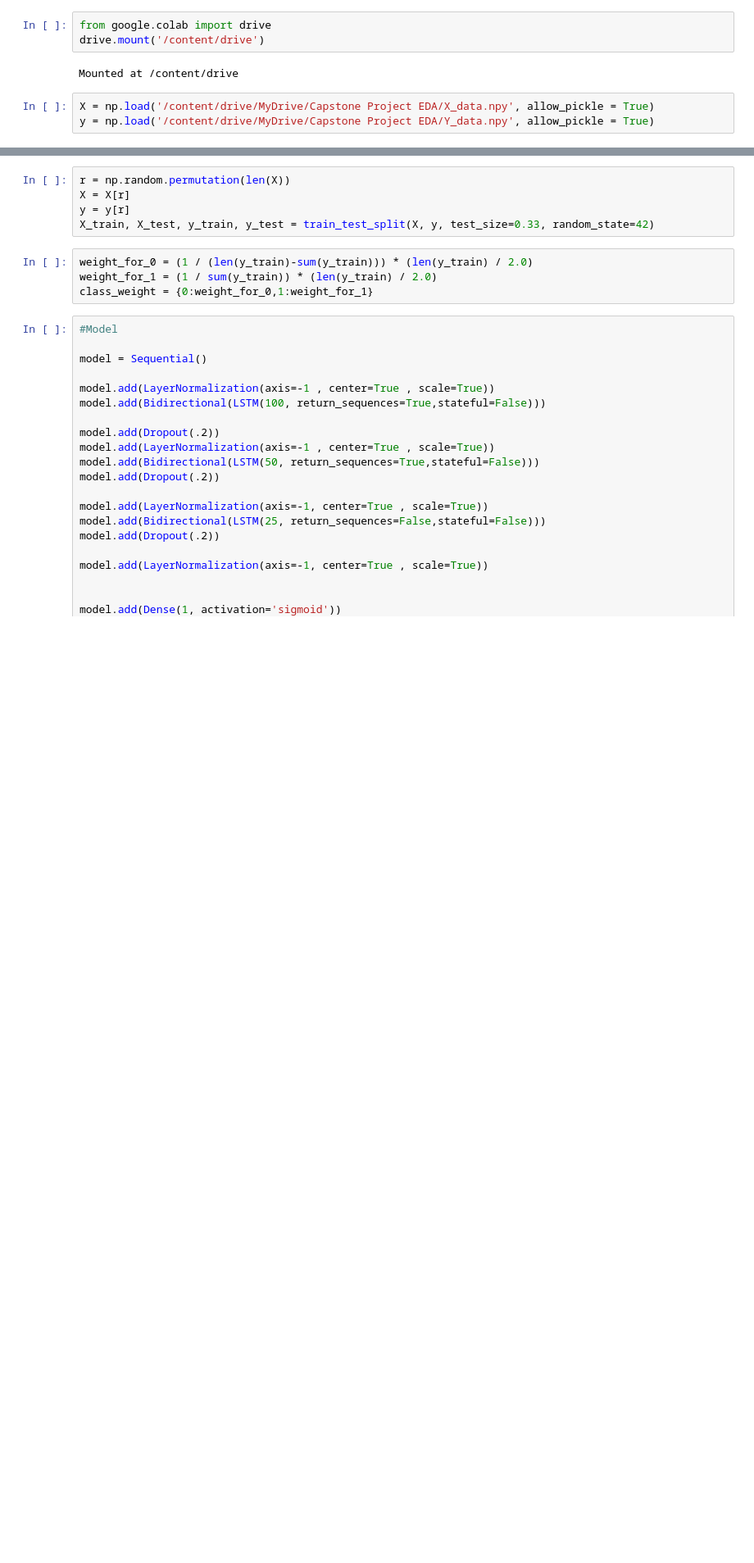
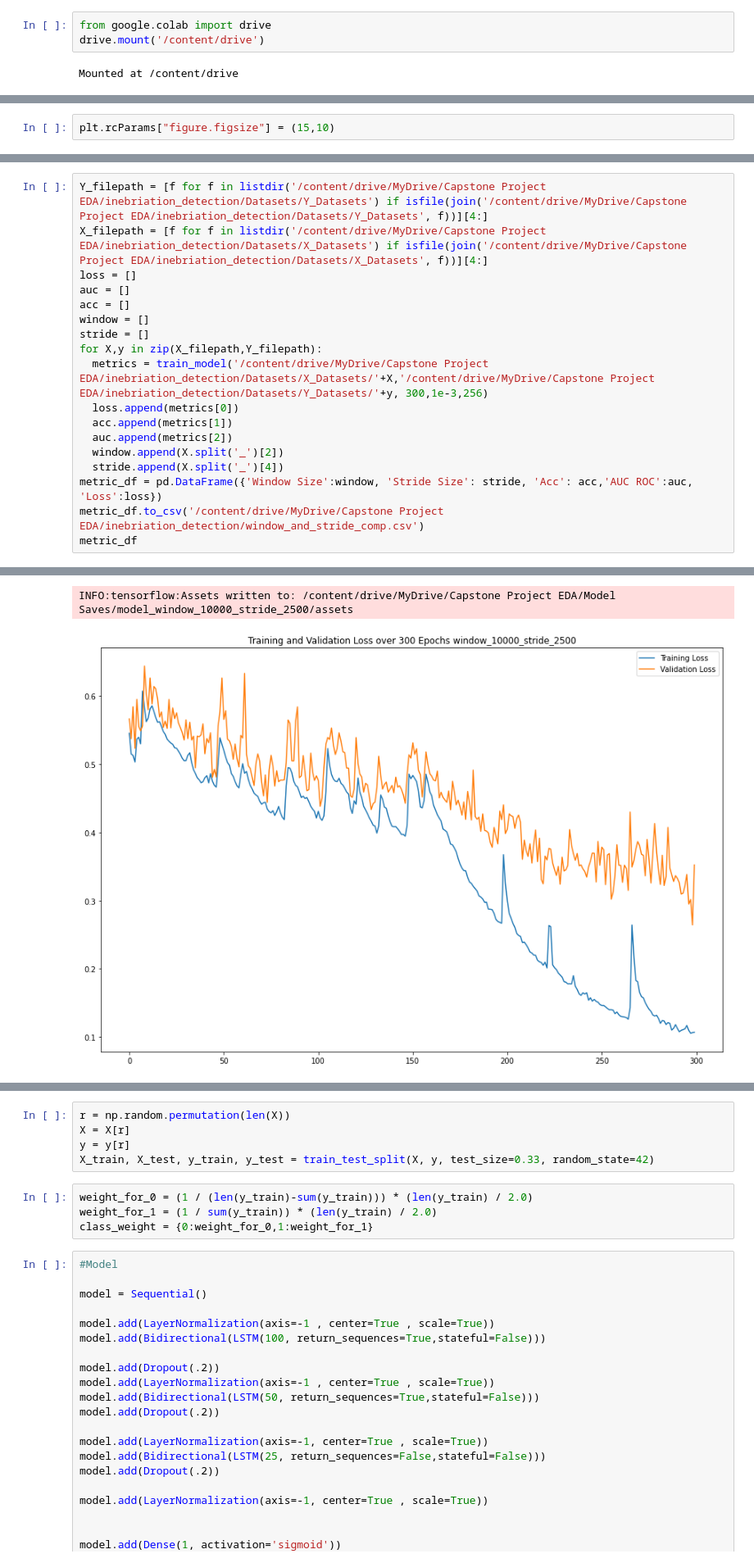
Before and after one commit to zainkhan9/inebriation_detection, a Jupyter notebook: Keras Bidirectional LSTM.ipynb, the cells around one changed output, grey strips where cells are left out. Shown at 82% size. Cells and saved outputs as stored; diff of their text form; blank space fills up the shorter version.

Commit message:
added testing of different window sizes and stride lengths

```diff
--- a/Keras Bidirectional LSTM.ipynb
+++ b/Keras Bidirectional LSTM.ipynb
@@ -21,9 +50,6 @@ from google.colab import drive
 drive.mount('/content/drive')
 # %% [output]
 Mounted at /content/drive
-# %%
-X = np.load('/content/drive/MyDrive/Capstone Project EDA/X_data.npy', allow_pickle = True)
-y = np.load('/content/drive/MyDrive/Capstone Project EDA/Y_data.npy', allow_pickle = True)
 # %%
 sess = tf.compat.v1.Session(config=tf.compat.v1.ConfigProto(log_device_placement=True))
 # %% [output]
@@ -31,0 +58,2 @@ Device mapping:
+# %%
+plt.rcParams["figure.figsize"] = (15,10)
@@ -31,0 +123,19 @@ Device mapping:
+# %%
+Y_filepath = [f for f in listdir('/content/drive/MyDrive/Capstone Project EDA/inebriation_detection/Datasets/Y_Datasets') if isfile(join('/content/drive/MyDrive/Capstone Project EDA/inebriation_detection/Datasets/Y_Datasets', f))][4:]
+X_filepath = [f for f in listdir('/content/drive/MyDrive/Capstone Project EDA/inebriation_detection/Datasets/X_Datasets') if isfile(join('/content/drive/MyDrive/Capstone Project EDA/inebriation_detection/Datasets/X_Datasets', f))][4:]
+loss = []
+auc = []
+acc = []
+window = []
+stride = []
+for X,y in zip(X_filepath,Y_filepath):
+  metrics = train_model('/content/drive/MyDrive/Capstone Project EDA/inebriation_detection/Datasets/X_Datasets/'+X,'/content/drive/MyDrive/Capstone Project EDA/inebriation_detection/Datasets/Y_Datasets/'+y, 300,1e-3,256)
+  loss.append(metrics[0])
+  acc.append(metrics[1])
+  auc.append(metrics[2])
+  window.append(X.split('_')[2])
+  stride.append(X.split('_')[4])
+metric_df = pd.DataFrame({'Window Size':window, 'Stride Size': stride, 'Acc': acc,'AUC ROC':auc, 'Loss':loss})
+metric_df.to_csv('/content/drive/MyDrive/Capstone Project EDA/inebriation_detection/window_and_stride_comp.csv')
+metric_df
+# %% [output]
@@ -31,0 +161,2 @@ Device mapping:
+INFO:tensorflow:Assets written to: /content/drive/MyDrive/Capstone Project EDA/Model Saves/model_window_10000_stride_2500/assets
+[figure, added]
```
Also changed, not shown: parts of 25 cells of this notebook, 19 other files.
